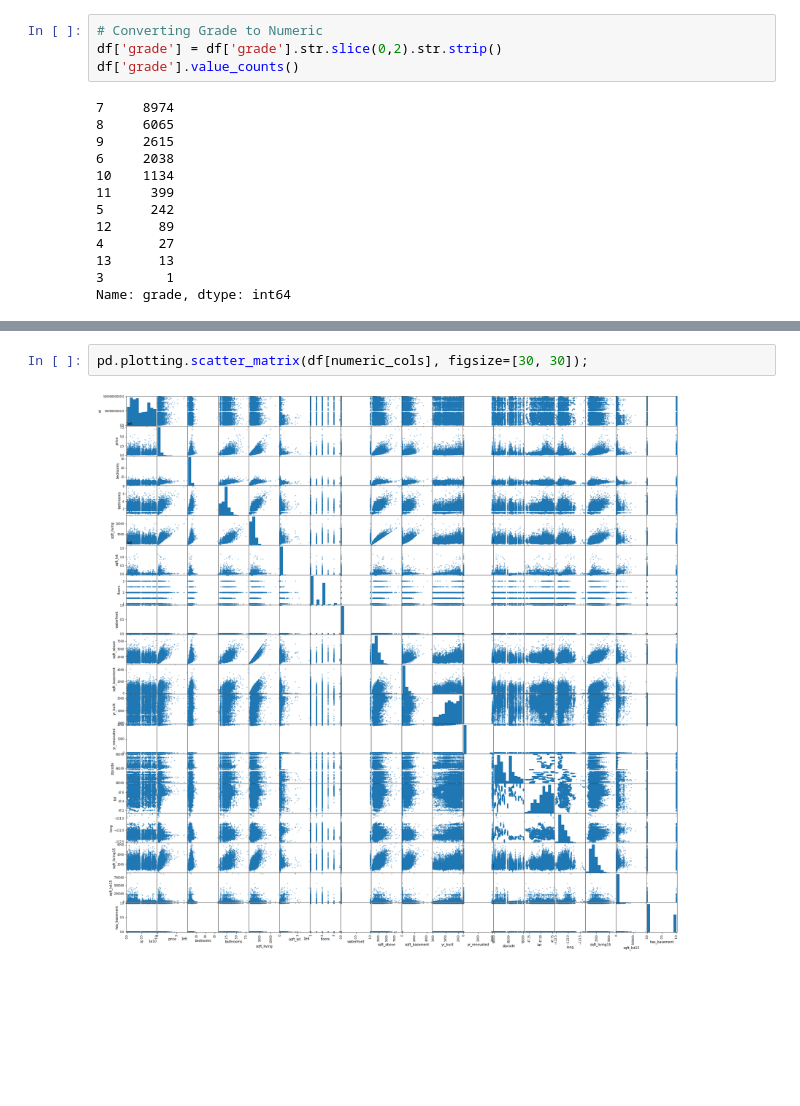
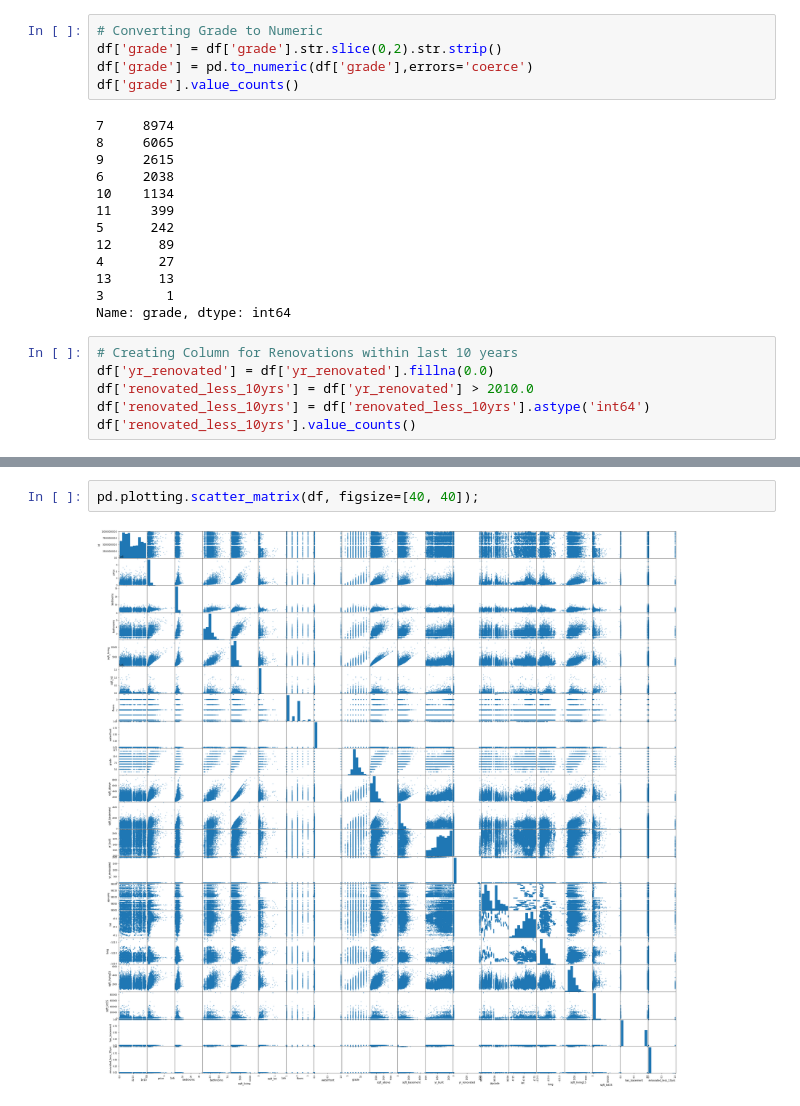
Before and after one commit to cyborgsage/kingco-realestate, a Jupyter notebook: chris_book.ipynb, the cells around one changed output, grey strips where cells are left out. Cells and saved outputs as stored; diff of their text form; blank space fills up the shorter version.

Commit message:
Updated Columns

```diff
--- a/chris_book.ipynb
+++ b/chris_book.ipynb
@@ -190,6 +132,7 @@ Name: waterfront, dtype: int64
 # %%
 # Converting Grade to Numeric
 df['grade'] = df['grade'].str.slice(0,2).str.strip()
+df['grade'] = pd.to_numeric(df['grade'],errors='coerce')
 df['grade'].value_counts()
 # %% [output]
 7     8974
@@ -204,3 +147,9 @@ df['grade'].value_counts()
 13      13
 3        1
 Name: grade, dtype: int64
+# %%
+# Creating Column for Renovations within last 10 years
+df['yr_renovated'] = df['yr_renovated'].fillna(0.0)
+df['renovated_less_10yrs'] = df['yr_renovated'] > 2010.0
+df['renovated_less_10yrs'] = df['renovated_less_10yrs'].astype('int64')
+df['renovated_less_10yrs'].value_counts()
@@ -267,4 +210,4 @@ ax.set_title("Heatmap of Correlation Between Attributes (Including Target)");
 # %%
-pd.plotting.scatter_matrix(df[numeric_cols], figsize=[30, 30]);
+pd.plotting.scatter_matrix(df, figsize=[40, 40]);
 # %% [output]
-[figure, old version]
+[figure, new version]
```
Also changed, not shown: parts of 8 cells of this notebook.
